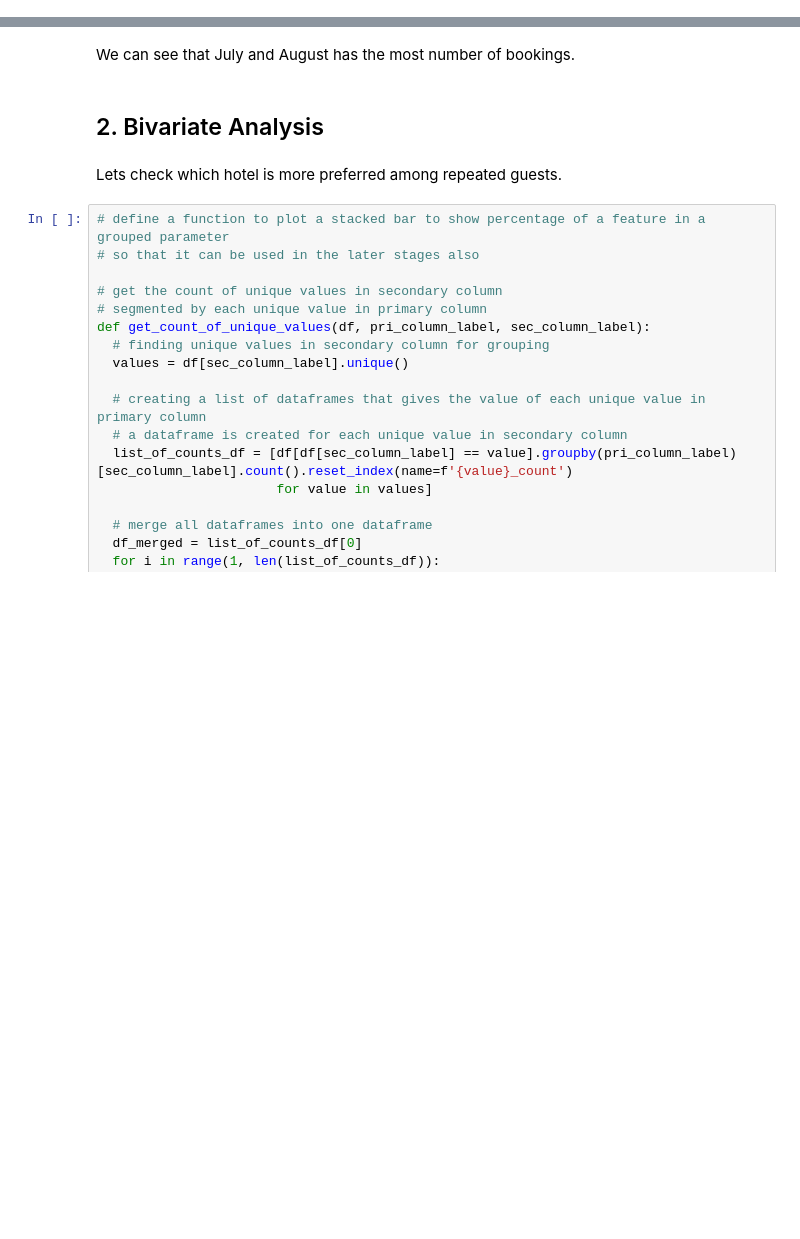
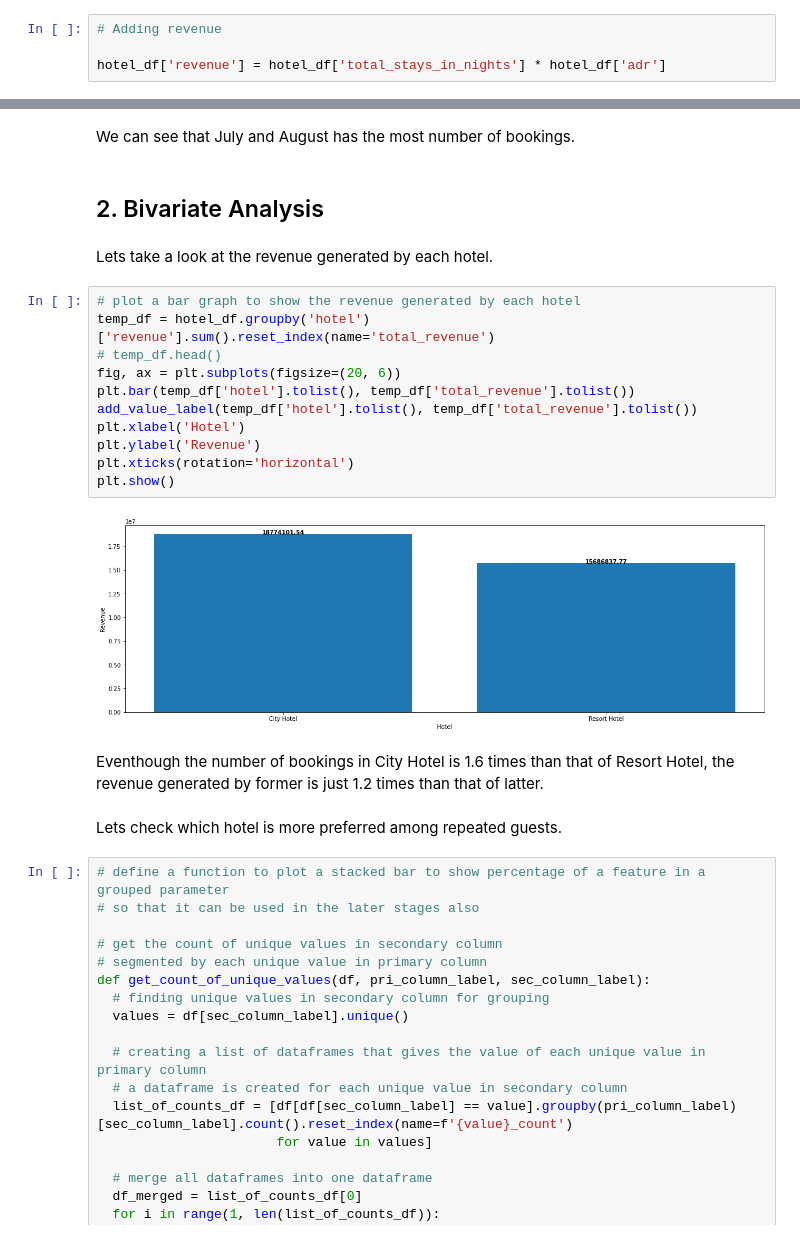
Before and after one commit to connect-midhunr/eda-hotel-booking, a Jupyter notebook: EDA_Hotel_Booking_Analysis_Capstone_Project.ipynb, the cells around one changed output, grey strips where cells are left out. Cells and saved outputs as stored; diff of their text form; blank space fills up the shorter version.

```diff
--- a/EDA_Hotel_Booking_Analysis_Capstone_Project.ipynb
+++ b/EDA_Hotel_Booking_Analysis_Capstone_Project.ipynb
@@ -374,6 +379,10 @@ Lets add some extra columns which will come in handy during analysis.
 # Adding total stays in nights
 
 hotel_df['total_stays_in_nights'] = hotel_df['stays_in_weekend_nights'] + hotel_df['stays_in_week_nights']
+# %%
+# Adding revenue
+
+hotel_df['revenue'] = hotel_df['total_stays_in_nights'] * hotel_df['adr']
 # %%
 # Adding total number of guests as column
 
@@ -553,6 +562,23 @@ plt.show()
 We can see that July and August has the most number of bookings.
 # %% [markdown]
 ## 2. Bivariate Analysis
+# %% [markdown]
+Lets take a look at the revenue generated by each hotel.
+# %%
+# plot a bar graph to show the revenue generated by each hotel
+temp_df = hotel_df.groupby('hotel')['revenue'].sum().reset_index(name='total_revenue')
+# temp_df.head()
+fig, ax = plt.subplots(figsize=(20, 6))
+plt.bar(temp_df['hotel'].tolist(), temp_df['total_revenue'].tolist())
+add_value_label(temp_df['hotel'].tolist(), temp_df['total_revenue'].tolist())
+plt.xlabel('Hotel')
+plt.ylabel('Revenue')
+plt.xticks(rotation='horizontal')
+plt.show()
+# %% [output]
+[figure, added]
+# %% [markdown]
+Eventhough the number of bookings in City Hotel is 1.6 times than that of Resort Hotel, the revenue generated by former is just 1.2 times than that of latter.
 # %% [markdown]
 Lets check which hotel is more preferred among repeated guests.
 # %%
```
Also changed, not shown: parts of 18 cells of this notebook.
